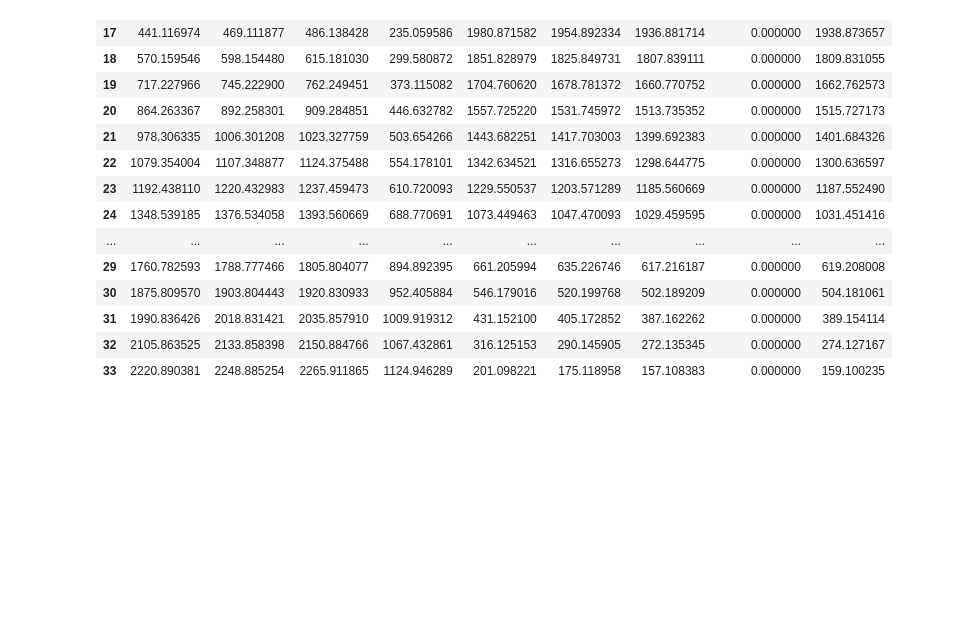
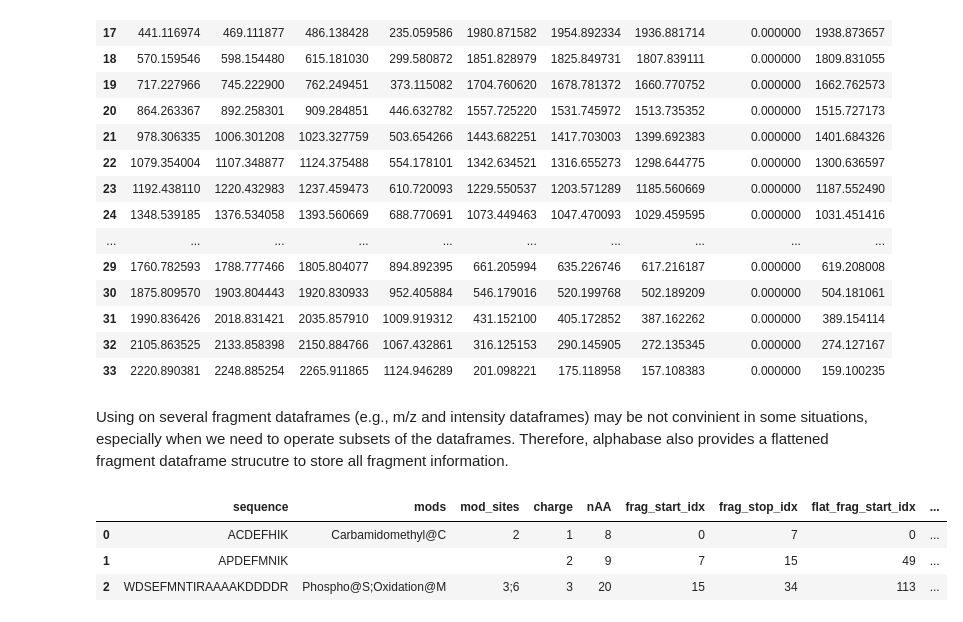
Before and after one commit to MannLabs/alphabase, a Jupyter notebook: docs/tutorials/tutorial_dataframe_structures.ipynb, the cells around one changed output. Cells and saved outputs as stored; diff of their text form; code cells hidden in the pictures; blank space fills up the shorter version.

```diff
--- a/docs/tutorials/tutorial_dataframe_structures.ipynb
+++ b/docs/tutorials/tutorial_dataframe_structures.ipynb
@@ -101,3 +101,5 @@ frag_mz_df.iloc[start:stop]
 | 31 | 1990.836426 | 2018.831421 | 2035.857910 | 1009.919312 | 431.152100 | 405.172852 | 387.162262 | 0.000000 | 389.154114 |
 | 32 | 2105.863525 | 2133.858398 | 2150.884766 | 1067.432861 | 316.125153 | 290.145905 | 272.135345 | 0.000000 | 274.127167 |
 | 33 | 2220.890381 | 2248.885254 | 2265.911865 | 1124.946289 | 201.098221 | 175.118958 | 157.108383 | 0.000000 | 159.100235 |
+# %% [markdown]
+Using on several fragment dataframes (e.g., m/z and intensity dataframes) may be not convinient in some situations, especially when we need to operate subsets of the dataframes. Therefore, alphabase also provides a flattened fragment dataframe strucutre to store all fragment information.
@@ -103,0 +118,7 @@ frag_mz_df.iloc[start:stop]
+# %%
+precursor_df
+# %% [output]
+|  | sequence | mods | mod_sites | charge | nAA | frag_start_idx | frag_stop_idx | flat_frag_start_idx | ... |
+| 0 | ACDEFHIK | Carbamidomethyl@C | 2 | 1 | 8 | 0 | 7 | 0 | ... |
+| 1 | APDEFMNIK |  |  | 2 | 9 | 7 | 15 | 49 | ... |
+| 2 | WDSEFMNTIRAAAAKDDDDR | Phospho@S;Oxidation@M | 3;6 | 3 | 20 | 15 | 34 | 113 | ... |
```
Also changed, not shown: parts of 5 cells of this notebook, 2 other files.
